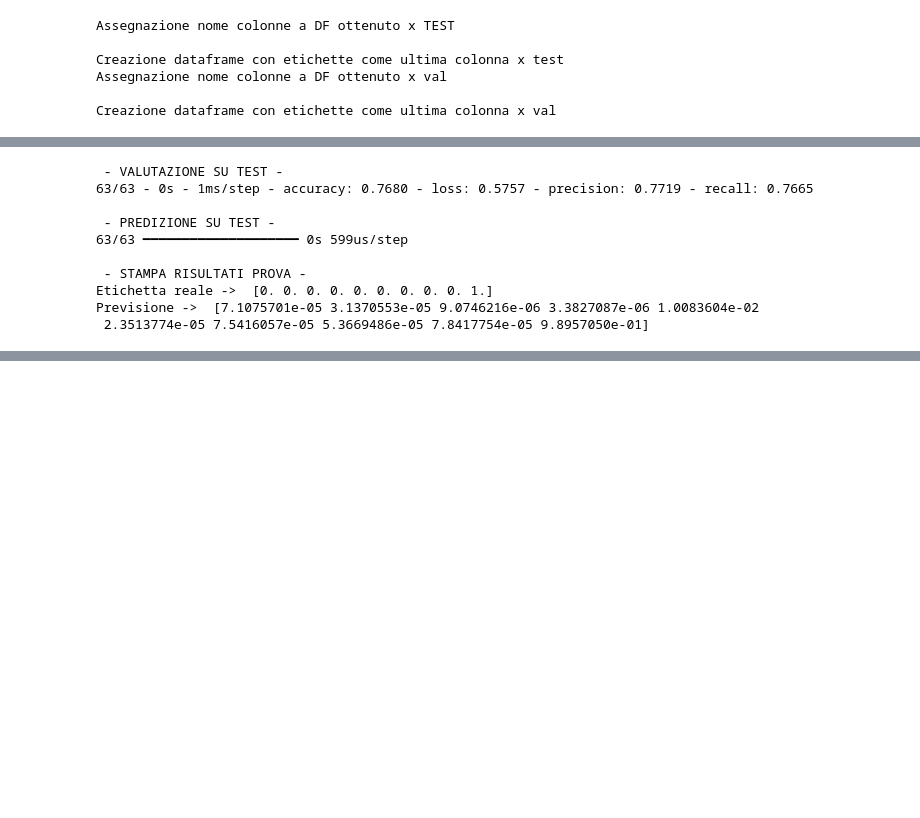
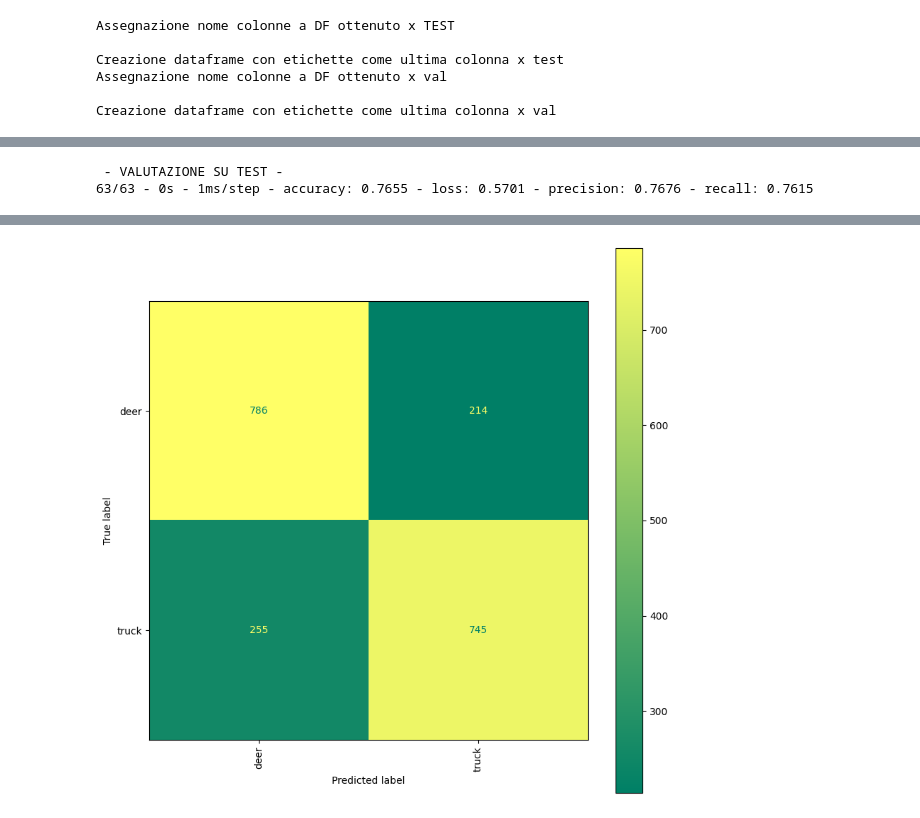
Before and after one commit to Domendomen99/csl_prj, a Jupyter notebook: CNN_PCA+.ipynb, the cells around one changed output, grey strips where cells are left out. Drawn from its saved outputs; the diff is of its cells as text; code cells hidden in the pictures; blank space fills up the shorter version.

```diff
--- a/CNN_PCA+.ipynb
+++ b/CNN_PCA+.ipynb
@@ -264,22 +266,29 @@ plt.legend()
 # %%
 print("\n - VALUTAZIONE SU TEST - ")
 evaluation = model.evaluate(df_filtrato_test,  y_test, verbose=2)
-
-print("\n - PREDIZIONE SU TEST - ")
-# Controllo risultati
-previsione = model.predict(df_filtrato_test)
-
-print("\n - STAMPA RISULTATI PROVA - ")
-print("Etichetta reale -> " , y_test[1])
-print("Previsione -> " , previsione[1])
 # %% [output]
  - VALUTAZIONE SU TEST -
-63/63 - 0s - 1ms/step - accuracy: 0.7680 - loss: 0.5757 - precision: 0.7719 - recall: 0.7665
-
- - PREDIZIONE SU TEST -
-63/63 ━━━━━━━━━━━━━━━━━━━━ 0s 599us/step
-
- - STAMPA RISULTATI PROVA -
-Etichetta reale ->  [0. 0. 0. 0. 0. 0. 0. 0. 0. 1.]
-Previsione ->  [7.1075701e-05 3.1370553e-05 9.0746216e-06 3.3827087e-06 1.0083604e-02
- 2.3513774e-05 7.5416057e-05 5.3669486e-05 7.8417754e-05 9.8957050e-01]
+63/63 - 0s - 1ms/step - accuracy: 0.7655 - loss: 0.5701 - precision: 0.7676 - recall: 0.7615
+# %%
+from sklearn.metrics import ConfusionMatrixDisplay
+from sklearn.metrics import classification_report, confusion_matrix
+
+labels = ['airplane', 'automobile', 'bird', 'cat', 'deer', 'dog', 'frog', 'horse', 'ship', 'truck']
+
+evaluation = model.evaluate(df_filtrato_test, y_test)
+print(f'Test Accuracy : {evaluation[1] * 100:.2f}%')
+
+y_pred = model.predict(df_filtrato_test)
+y_pred = np.argmax(y_pred, axis=1)
+y_test_x_grafico = np.argmax(y_test, axis=1)
+
+cm = confusion_matrix(y_test_x_grafico, y_pred)
+
+disp = ConfusionMatrixDisplay(confusion_matrix=cm, display_labels=[labels[primaEtichetta],labels[secondaEtichetta]])
+
+# NOTE: Fill all variables here with default values of the plot_confusion_matrix
+fig, ax = plt.subplots(figsize=(10, 10))
+disp = disp.plot(xticks_rotation='vertical', ax=ax,cmap='summer')
+
+plt.show()
+# %% [output]
@@ -285,0 +298 @@ Previsione ->  [7.1075701e-05 3.1370553e-05 9.0746216e-06 3.3827087e-06 1.008360
+[figure, added]
```
Also changed, not shown: parts of 3 cells of this notebook.
